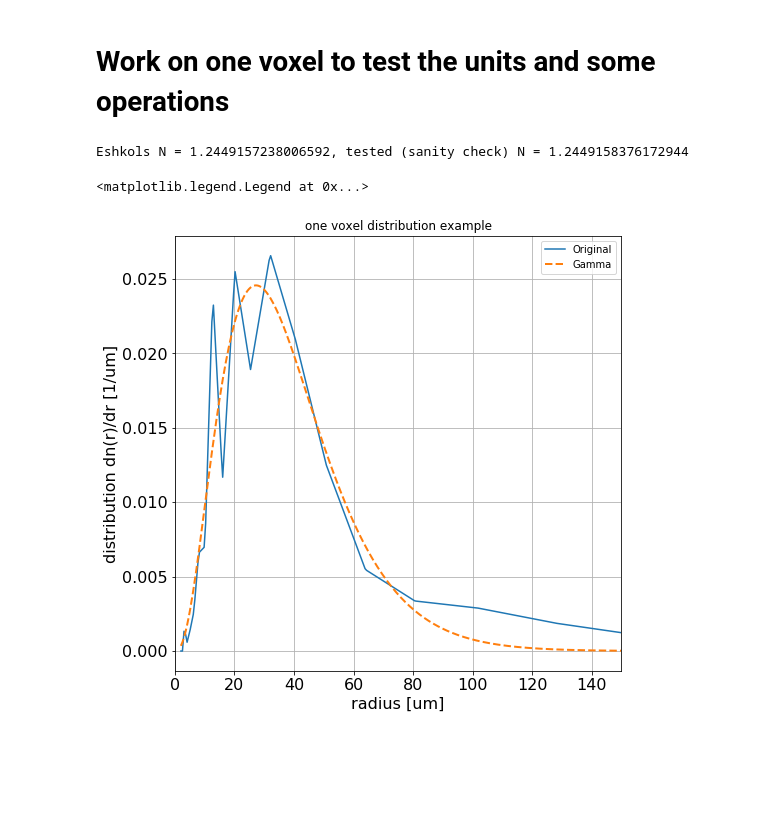
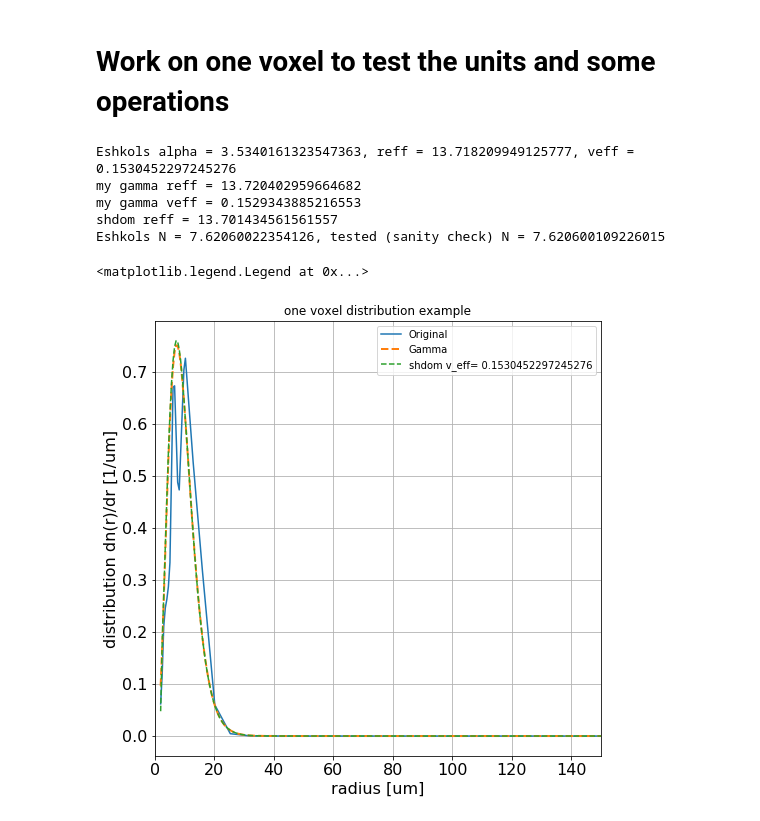
Before and after one commit to vholod/pyshdom, a Jupyter notebook: notebooks/Prepare_Clouds_For_Inverse.ipynb, the cells around one changed output. Cells and saved outputs as stored; diff of their text form; code cells hidden in the pictures; blank space fills up the shorter version.

```diff
--- a/notebooks/Prepare_Clouds_For_Inverse.ipynb
+++ b/notebooks/Prepare_Clouds_For_Inverse.ipynb
@@ -60,7 +114,12 @@ def calcHG(mu, g):
 # load 3d data for Mie calculations
 # %%
 # mat_path = "BOMEX_128x128x100_500CCN_0000106200_pdfVARS.mat"
-mat_path = "../WIZ_Clouds/erc_proposal/BOMEX_128x128x100_50CCN_50m_0000008400_pdfVARS.mat"
+# mat_path = "../WIZ_Clouds/erc_proposal/BOMEX_128x128x100_50CCN_50m_0000008400_pdfVARS.mat" # The resolution is of 50m horizontal and 40m vertical, domain size is 6.4x6.4x4 km
+
+mat_path = "../WIZ_Clouds/10m_LES_Matrices/BOMEX_1CLD_512x512x320_500CCN_10m_7dT0.1_0000004200_pdfVARS2.mat"
+# In BOMEX_1CLD_512x512x320, The horizontal resolution is always 10m and the vertical is mostly 10m (after 3000m it goes to 50m  so the domain height is 4 km.
+
+
 matrix3D = load_MAT_FILE(mat_path)
 
 #matrix3D.keys() = dict_keys(['B', 'C', '__version__', '__globals__', 'fails', 'DominPDFcoeff', '__header__', 'CldMtrx',
@@ -73,7 +132,9 @@ fails = matrix3D['fails']
 
 """new parameters 30/7/2018, where:
 matrix3D.keys() = dict_keys(['__header__', '__version__', '__globals__', 'B',
-           'BinMPhdata', 'C', 'CldMtrx', 'DominPDFcoeff', 'LWC', 'N', 'RE', 'alpha', 'fails', 'p', 'rd', 'rho'])"""
+           'BinMPhdata', 'C', 'CldMtrx', 'DominPDFcoeff', 'LWC', 'N', 'RE', 'alpha', 'fails', 'p', 'rd', 'rho'])
+           rho- levels' density (kg/m^3)
+"""
 
 rd = matrix3D['rd'] #rd - the bins vector (micron)
 BinMPhdata = matrix3D['BinMPhdata']#a 4D matrix of the droplet size bins (first 3 are spatial dimensions and the 4th is the 33 size bins) [1/um].
@@ -81,11 +142,19 @@ N = matrix3D['N']#number concentration of droplets per voxel (integral of BinMph
 alfa =  matrix3D['alpha']
 B =  matrix3D['B']
 C =  matrix3D['C']
+LWC = matrix3D['LWC']#liquid water mixing ratio,  this is only small droplets (no rain or drizzle) (g/kg)
+RE = matrix3D['RE']#effective radius (um)
+RHO = matrix3D['rho']#density kg/m^3  - you can use this to convert mixing ratio (LWC [g/kg]]) to liquid water density [g/m^-3]]
+
+
 
 print("content information:")
 print("CldMtrx shape is: {}".format(CldMtrx.shape))
 print("alpha shape is: {}".format(alpha.shape))
 print("B shape is: {}".format(B.shape))
+print("LWC shape is: {}".format(LWC.shape))
+print("RHO shape is: {}".format(RHO.shape))
+print("RE shape is: {}".format(RE.shape))
 print("C shape is: {}".format(C.shape))
 print("fails shape is: {}".format(fails.shape))
 print("rd shape is: {}".format(rd.shape))
@@ -134,43 +202,93 @@ r = np.linspace(rd.min(), rd.max(), interp_bins)
 
 indxs = np.argwhere(CldMtrx > 0)# cloudy voxel indexes
 # here, take for example one voxel with fitted parameters
-example_vox_indx = indxs[150]
+example_vox_indx = indxs[14166]
+# maximum radius is here 14166
+# minimum radius is here 4008
+
 DOPC = BinMPhdata[example_vox_indx[0],example_vox_indx[1],example_vox_indx[2],:] # distribution of droplets consintration
 NC = N[example_vox_indx[0],example_vox_indx[1],example_vox_indx[2]] # number concentration of droplets
 DOPC_interpulated = interp1d(np.squeeze(rd),DOPC)(r)
 ALPHA = alfa[example_vox_indx[0],example_vox_indx[1],example_vox_indx[2]]
 b = B[example_vox_indx[0],example_vox_indx[1],example_vox_indx[2]]
 c = C[example_vox_indx[0],example_vox_indx[1],example_vox_indx[2]]
+reff = RE[example_vox_indx[0],example_vox_indx[1],example_vox_indx[2]]
+veff = 1/(ALPHA+3)# accorging to shdom documentation.
+print("Eshkols alpha = {}, reff = {}, veff = {}".format(ALPHA,reff,veff))
 
-a = c/(math.gamma(ALPHA+1)/(b**(ALPHA+1)))
-test_gamma = gamma_dist(2*r,ALPHA,np.real(b),a)
+# maybe I need to convert NC units, currently it is cm^-1
+test_gamma = gamma_distribution(r,NC,reff,veff)
 F = fails[example_vox_indx[0],example_vox_indx[1],example_vox_indx[2]]
+
+#---------------------------------------------
+re_test = np.trapz(test_gamma*r**3,r, axis=0)/np.trapz(test_gamma*r**2,r, axis=0)
+ve_test = np.trapz(((r-reff)**2)*(r**2)*test_gamma,r, axis=0)/(reff**2*np.trapz(test_gamma*r**2,r, axis=0))
+print("my gamma reff = {}".format(re_test))
+print("my gamma veff = {}".format(ve_test))
 """
 parameters for the gamma pdf: the domain average in a vector (alpha,B,C), a matrix of the 3D distribution of each
 gamma parameter separately, a binary cloud matrix that points out where there are cloud (CldMtrx) and a binary matrix
 that has 1 values where I couldn't fit a gamma distribution (fails).
 Where alpha=alpha, B=b and C=a*GAMMA(alpha+1)/b^(alpha+1) which is the droplets number concentration.
+--------------------------------shdom documentation----------------------------------------------
+The gamma distribution of cloud droplet sizes is n(r) = a r^alpha exp(-b*r) where r is the droplet radius, and a, b,
+alpha specify the gamma distribution. The number concentration of droplets is N = a Gamma(alpha+1)/ b^(alpha+1),
+where Gamma is the gamma function. The effective radius of the distribution is r_eff = (alpha+3)/b, while the
+effective variance is v_eff = 1/(alpha+3). A typical value for water clouds is v_eff=0.1 or alpha=7. For ice clouds a
+typical value is alpha=1 or 2. An exponential distribution is obtained with alpha=0.
+A large value of alpha gives close to a monodisperse distribution.
 """
+
+
 f, ax = plt.subplots(1, 1, figsize=(8, 8))
 plt.plot(r,DOPC_interpulated,label='Original')
 plt.xlim([0 ,150])
 plt.xlabel('radius [um]', fontsize=16)
 plt.ylabel('distribution dn(r)/dr [1/um]', fontsize=16)
 plt.title('one voxel distribution example')
 
 # gamma distribution test:
 plt.plot(r,test_gamma,linewidth=2.0,label='Gamma',linestyle = '--')
+LWC = 0.0
+for ri,n in zip(r,test_gamma):
+    LWC = LWC + (1.0E-6*1*n*(4*math.pi/3)*ri**3)
+
+# gamma distribution of pyshdom:
+mie_mono = shdom.MieMonodisperse(particle_type='Water')
+mie_mono.set_wavelength_integration(wavelength_band=(wavelengths[0], wavelengths[0]))
+mie_mono.set_radius_integration(minimum_effective_radius=rd.min(), max_integration_radius=250)
+# mie_mono.compute_table()
+
+size_distribution = shdom.SizeDistribution(type='gamma')
+# size_distribution.set_parameters(reff=np.array([reff,reff+0.01]), veff=np.array([veff,veff+0.0001]))
+size_distribution.set_parameters(reff=np.linspace(1, 81.0, 80), veff=np.linspace(0.01, 0.5, 50))
+size_distribution.compute_nd(radii=r, particle_density=mie_mono.pardens)
+#
+size_dist = size_distribution.get_nd(reff=reff, veff=veff)
+
+#---------------------------------------------
+re_test = np.trapz(size_dist*r**3,r, axis=0)/np.trapz(size_dist*r**2,r, axis=0)
+print("shdom reff = {}".format(re_test))
+
+plt.plot(r,LWC*size_dist,label='shdom v_eff= {}'.format(veff),linestyle = '--')
+# CO = np.nanmean(test_gamma[test_gamma>0][:100]/size_dist[size_dist>0][:100])
+# plt.plot(r[test_gamma>0][:100],test_gamma[test_gamma>0][:100]/size_dist[size_dist>0][:100],label='ratio',linestyle = '--')
+# ------------------------------------------------------------------------------------------------------------
 
 # sanity check on the consintration
 # NC_test = np.trapz(DOPC_interpulated,r, axis=0)
 NC_test = np.trapz(DOPC,np.squeeze(rd), axis=0)
 print("Eshkols N = {}, tested (sanity check) N = {}".format(NC,NC_test))
 
 ax.xaxis.set_tick_params(labelsize=16)
 ax.yaxis.set_tick_params(labelsize=16)
 plt.grid(True)
 plt.legend()
 # %% [output]
-Eshkols N = 1.2449157238006592, tested (sanity check) N = 1.2449158376172944
+Eshkols alpha = 3.5340161323547363, reff = 13.718209949125777, veff = 0.1530452297245276
+my gamma reff = 13.720402959664682
+my gamma veff = 0.1529343885216553
+shdom reff = 13.701434561561557
+Eshkols N = 7.62060022354126, tested (sanity check) N = 7.620600109226015
 <matplotlib.legend.Legend at 0x...>
-[figure, old version]
+[figure, new version]
```
Also changed, not shown: parts of 20 cells of this notebook, 10 other files.
